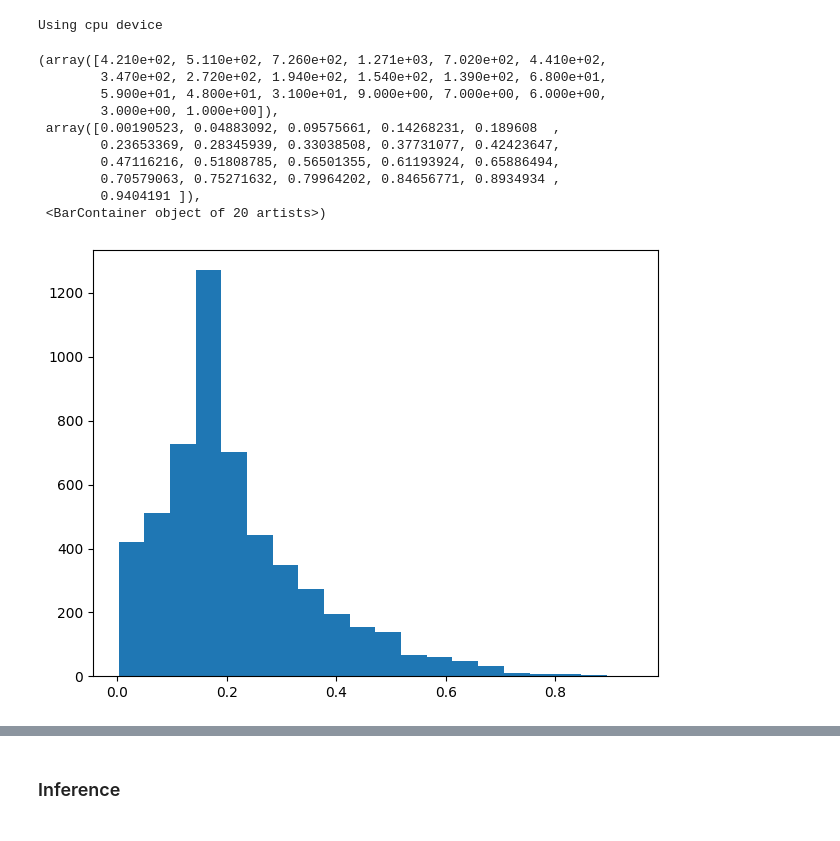
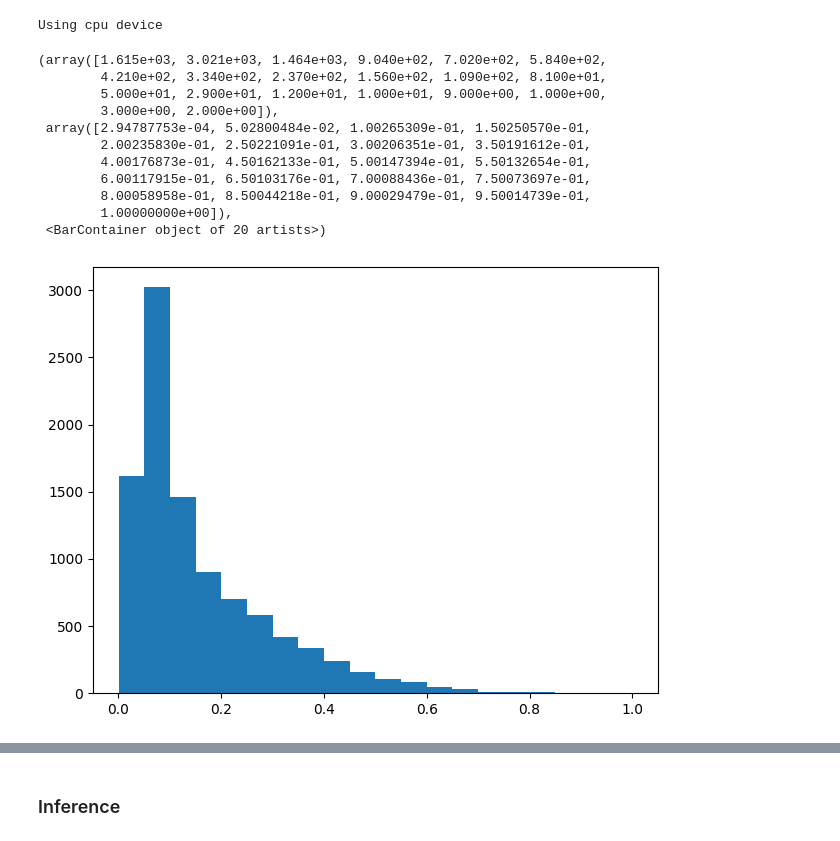
Before and after one commit to hashFactory/tridonn, a Jupyter notebook: tridonn.ipynb, the cells around one changed output, grey strips where cells are left out. Cells and saved outputs as stored; diff of their text form; code cells hidden in the pictures.

```diff
--- a/tridonn.ipynb
+++ b/tridonn.ipynb
@@ -16,7 +16,10 @@ print(f"Using {device} device")
 # %% [output]
 Using cpu device
 # %%
-synth_data = open("rating_10k_synths.csv", "r").readlines()
+#synth_data = open("my_10k_synths.csv", "r").readlines()
+#synth_data = open("rating_10k_synths.csv", "r").readlines()
+synth_data = open("arjall_10k_synths.csv", "r").readlines()
+
 
 train_test_percentage = 0.90
 cutoff = int(train_test_percentage * len(synth_data))
@@ -28,11 +31,15 @@ lines = [l.replace('\n', '').split('\t') for l in synth_data]
 
 random.shuffle(lines)
 
-my_x = [[float(i) for i in l[2:]] for l in lines]
+# 163 - 259
+my_x = [[float(i) for i in l[2+163:2+259]] for l in lines]
+
+# TODO: put back
+#my_x = [[float(i) for i in l[2:]] for l in lines]
 my_y = [float(l[1]) for l in lines]
 my_y_max = np.amax(my_y)
 
-my_y = [(y/my_y_max)**(0.4) for y in my_y]
+my_y = [[(y/my_y_max)**(0.4)] for y in my_y]
 
 # splice dataset
 train_x = my_x[:cutoff]
@@ -53,20 +60,21 @@ test_dataloader = DataLoader(test_dataset) # create your dataloader
 # %%
 fig, axs = plt.subplots(1, 1, sharey=True, tight_layout=True)
 
 # We can set the number of bins with the *bins* keyword argument.
-axs.hist(train_y, bins=20)
+axs.hist([float(l[0]) for l in my_y], bins=20)
 # %% [output]
-(array([4.210e+02, 5.110e+02, 7.260e+02, 1.271e+03, 7.020e+02, 4.410e+02,
-        3.470e+02, 2.720e+02, 1.940e+02, 1.540e+02, 1.390e+02, 6.800e+01,
-        5.900e+01, 4.800e+01, 3.100e+01, 9.000e+00, 7.000e+00, 6.000e+00,
-        3.000e+00, 1.000e+00]),
- array([0.00190523, 0.04883092, 0.09575661, 0.14268231, 0.189608  ,
-        0.23653369, 0.28345939, 0.33038508, 0.37731077, 0.42423647,
-        0.47116216, 0.51808785, 0.56501355, 0.61193924, 0.65886494,
-        0.70579063, 0.75271632, 0.79964202, 0.84656771, 0.8934934 ,
-        0.9404191 ]),
+(array([1.615e+03, 3.021e+03, 1.464e+03, 9.040e+02, 7.020e+02, 5.840e+02,
+        4.210e+02, 3.340e+02, 2.370e+02, 1.560e+02, 1.090e+02, 8.100e+01,
+        5.000e+01, 2.900e+01, 1.200e+01, 1.000e+01, 9.000e+00, 1.000e+00,
+        3.000e+00, 2.000e+00]),
+ array([2.94787753e-04, 5.02800484e-02, 1.00265309e-01, 1.50250570e-01,
+        2.00235830e-01, 2.50221091e-01, 3.00206351e-01, 3.50191612e-01,
+        4.00176873e-01, 4.50162133e-01, 5.00147394e-01, 5.50132654e-01,
+        6.00117915e-01, 6.50103176e-01, 7.00088436e-01, 7.50073697e-01,
+        8.00058958e-01, 8.50044218e-01, 9.00029479e-01, 9.50014739e-01,
+        1.00000000e+00]),
  <BarContainer object of 20 artists>)
-[figure, old version]
+[figure, new version]
 # %%
 # evaluate a single tensor
 def test_model(target):
```
Also changed, not shown: parts of 9 cells of this notebook, 3 other files.
